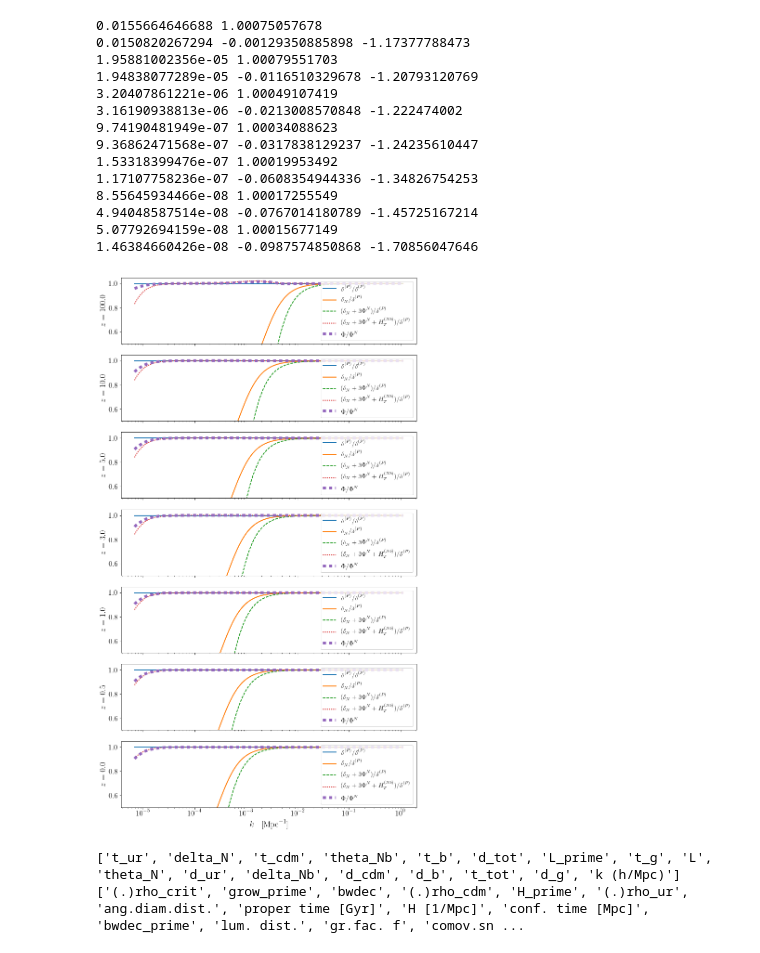
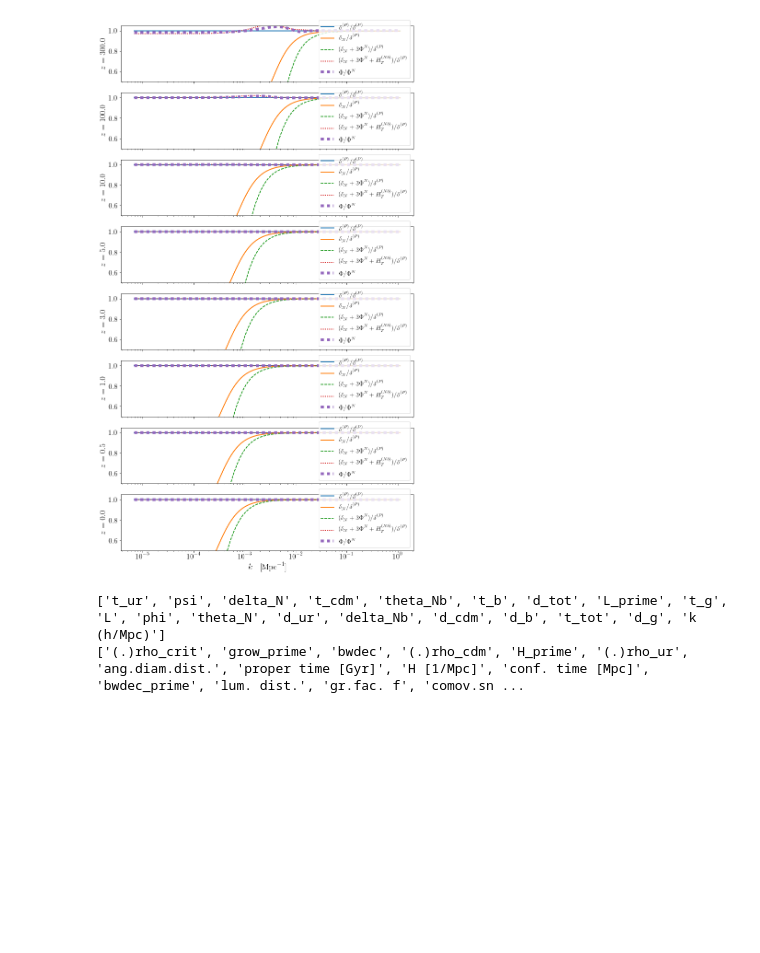
Before and after one commit to ThomasTram/CLASSmods, a Jupyter notebook: WeakFieldPlots.ipynb, the cells around one changed output. Cells and saved outputs as stored; diff of their text form; code cells hidden in the pictures; blank space fills up the shorter version.

```diff
--- a/WeakFieldPlots.ipynb
+++ b/WeakFieldPlots.ipynb
@@ -24,8 +24,9 @@ plt.rcParams['font.serif'] = "cm"
 plt.rcParams['text.latex.preamble'] = "\usepackage{subdepth}, \usepackage{type1cm}"
 # %%
 #z_pk = [200.0,100.0,75.0,50.0,10.0,5.0,0.0]
-z_pk = [100.0,10.0,5.0,3.0,1.0,0.5,0.0]
+z_pk = [300., 100.0,10.0,5.0,3.0,1.0,0.5,0.0]
 z_init = 300.
+kout = [1e-5]
 cosmo = Class()
 cosmo.set({'output':'mPk dTk vTk lTk',
            'z_pk':str(z_pk).strip('[]'),
@@ -33,11 +34,13 @@ cosmo.set({'output':'mPk dTk vTk lTk',
            'switch_radiation_source':1,
                   'switch_dr_source':1,
            'switch_gamma':1,
+#           'tight_coupling_approximation':0,
            'radiation_streaming_approximation':3,
            'ur_fluid_approximation':3,
            'l_max_g':200,
            'l_max_ur':200,
            'l_max_pol_g':200,
+           'k_output_values':str(kout).strip('[]'),
            'reio_parametrization':'reio_none',
            'k_per_decade_for_pk':100,
            'k_per_decade_for_bao':200,
@@ -46,12 +49,14 @@ cosmo.set({'output':'mPk dTk vTk lTk',
            'evolver':0,
            'tol_perturb_integration':0.000001,
            'tol_background_integration':1e-8,
-           'back_integration_stepsize':1e-3,
+           'back_integration_stepsize':1e-4,
            'perturb_sampling_stepsize':0.01,
            'tol_thermo_integration':1e-5,
            'Omega_cdm':0.24*1+1e-6,
-                  'start_sources_at_tau_c_over_tau_h':0.004,
-                  'start_small_k_at_tau_c_over_tau_h':0.000015
+#                  'start_sources_at_tau_c_over_tau_h':0.004,
+#                  'start_small_k_at_tau_c_over_tau_h':0.000015,
+#           'tight_coupling_trigger_tau_c_over_tau_h':0.00015
+#           'N_ur':0.00001, 'YHe':0.25
             })
 #for key, val in cosmo.pars.iteritems():
 #    print key,' = ',val
@@ -264,54 +324,41 @@ for iz, z in enumerate(zvec):
     H_T_bs = H_T_nb + (CHT_grow-CHT_grow0)*grow_interp_z(z)+(CHT_decay - CHT_decay0)*decay_interp_z(z)
 
     #delta_N = tk['delta_N']
     delta_N = (tk0['delta_N']-k*tk0['L'])*D(a)
     rho_cdm = rho_cdm_interp_z(z)
     rho_b = rho_b_interp_z(z)
     rho_lambda = rho_lambda_interp_z(z)
     Phi_N = -3./(2.*k**2)*a*a*(rho_cdm+rho_b)*delta_N
 
     #phi = -3./(2.*k**2)*a*a*(tk['d_tot']*(rho_cdm+rho_b)-2*Hubble(a)*Hubble_prime(a)*tk['t_tot']/k/k)
-    phi = -3./(2.*k**2)*a*a*(tk['d_tot']*(Hubble(a)**2-rho_lambda)-2*Hubble(a)*Hubble_prime(a)*tk['t_tot']/k/k)
+    #phi = -3./(2.*k**2)*a*a*(tk['d_tot']*(Hubble(a)**2-rho_lambda)-2*Hubble(a)*Hubble_prime(a)*tk['t_tot']/k/k)
 
-    print Hubble(a)**2,phi[100]/Phi_N[100]
-    print (rho_cdm+rho_b),delta_N[100],tk['d_tot'][100]
+    phi = tk['phi']
+    #print Hubble(a)**2,phi[100]/Phi_N[100]
+    #print (rho_cdm+rho_b),delta_N[100],tk['d_tot'][100]
 
     delta_P = (rho_cdm*tk['d_cdm']+rho_b*tk['d_b'])/(rho_cdm+rho_b)
 
     axes[iz].semilogx(k,delta_P/delta_P,label=r'$\delta^{(P)}/\delta^{(P)}$')
     axes[iz].semilogx(k,delta_N/delta_P,label=r'$\delta_N/\delta^{(P)}$')
     axes[iz].semilogx(k,(delta_N+3*Phi_N)/delta_P,label=r'$(\delta_N + 3\Phi^N)/\delta^{(P)}$',ls='--')
     axes[iz].semilogx(k,(delta_N+3*Phi_N+H_T_nb)/delta_P,label=r'$(\delta_N + 3\Phi^N + H_T^{(Nb)})/\delta^{(P)}$',ls=':')
     axes[iz].semilogx(k,phi/Phi_N,label=r'$\Phi/\Phi^N$',ls=':',lw=6)
 
     axes[iz].legend(loc='lower right')
     axes[iz].set_ylabel(r'$z='+str(z)+'$')
 
 axes[-1].set_xlabel(r'$k\quad[\mathrm{Mpc}^{-1}]$')
 #axes[-1].set_xlim([1.5e-3,1.0])
 axes[-1].set_ylim([0.5,1.05])
 
 f.tight_layout()
 f.savefig('delta3b.pdf')
 # %% [output]
-0.0155664646688 1.00075057678
-0.0150820267294 -0.00129350885898 -1.17377788473
-1.95881002356e-05 1.00079551703
-1.94838077289e-05 -0.0116510329678 -1.20793120769
-3.20407861221e-06 1.00049107419
-3.16190938813e-06 -0.0213008570848 -1.222474002
-9.74190481949e-07 1.00034088623
-9.36862471568e-07 -0.0317838129237 -1.24235610447
-1.53318399476e-07 1.00019953492
-1.17107758236e-07 -0.0608354944336 -1.34826754253
-8.55645934466e-08 1.00017255549
-4.94048587514e-08 -0.0767014180789 -1.45725167214
-5.07792694159e-08 1.00015677149
-1.46384660426e-08 -0.0987574850868 -1.70856047646
-[figure, old version]
+[figure, new version]
 # %%
 print tk0.keys()
 print bg.keys()
 # %% [output]
-['t_ur', 'delta_N', 't_cdm', 'theta_Nb', 't_b', 'd_tot', 'L_prime', 't_g', 'L', 'theta_N', 'd_ur', 'delta_Nb', 'd_cdm', 'd_b', 't_tot', 'd_g', 'k (h/Mpc)']
+['t_ur', 'psi', 'delta_N', 't_cdm', 'theta_Nb', 't_b', 'd_tot', 'L_prime', 't_g', 'L', 'phi', 'theta_N', 'd_ur', 'delta_Nb', 'd_cdm', 'd_b', 't_tot', 'd_g', 'k (h/Mpc)']
 ['(.)rho_crit', 'grow_prime', 'bwdec', '(.)rho_cdm', 'H_prime', '(.)rho_ur', 'ang.diam.dist.', 'proper time [Gyr]', 'H [1/Mpc]', 'conf. time [Mpc]', 'bwdec_prime', 'lum. dist.', 'gr.fac. f', 'comov.sn ...
```
Also changed, not shown: parts of 11 cells of this notebook, 3 other files.
